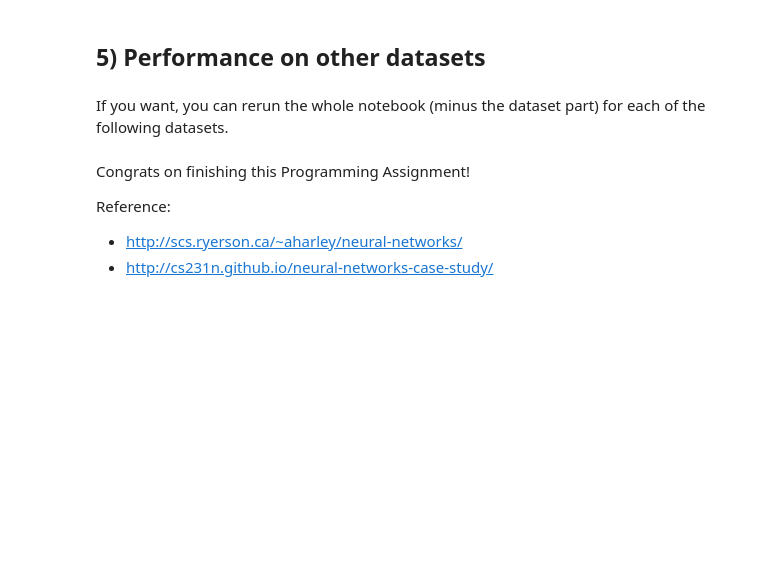
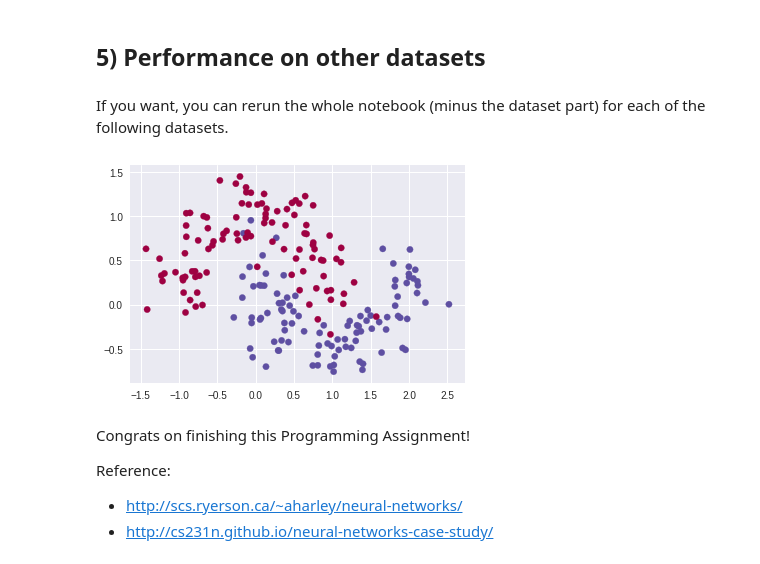
Before and after one commit to Giffy/AI_Coursera-DeepLearningSpecialization, a Jupyter notebook: Course1_Other/Week3_PlanarDataClassificationWithOneHiddenLayerV3_SOLVED.ipynb, the cells around one changed output. Cells and saved outputs as stored; diff of their text form; code cells hidden in the pictures; blank space fills up the shorter version.

```diff
--- a/Course1_Other/Week3_PlanarDataClassificationWithOneHiddenLayerV3_SOLVED.ipynb
+++ b/Course1_Other/Week3_PlanarDataClassificationWithOneHiddenLayerV3_SOLVED.ipynb
@@ -885,25 +1000,27 @@ If you want, you can rerun the whole notebook (minus the dataset part) for each
 # %%
 # Datasets
 noisy_circles, noisy_moons, blobs, gaussian_quantiles, no_structure = load_extra_datasets()
 
 datasets = {"noisy_circles": noisy_circles,
             "noisy_moons": noisy_moons,
             "blobs": blobs,
             "gaussian_quantiles": gaussian_quantiles}
 
 ### START CODE HERE ### (choose your dataset)
 dataset = "noisy_moons"
 ### END CODE HERE ###
 
 X, Y = datasets[dataset]
 X, Y = X.T, Y.reshape(1, Y.shape[0])
 
 # make blobs binary
 if dataset == "blobs":
     Y = Y%2
 
 # Visualize the data
-plt.scatter(X[0, :], X[1, :], c=Y, s=40, cmap=plt.cm.Spectral);
+plt.scatter(X[0, :], X[1, :], c=Y.reshape(200,), s=40, cmap=plt.cm.Spectral);    Course1_Other/W
+# %% [output]
+[figure, added]
 # %% [markdown]
 Congrats on finishing this Programming Assignment!
 
```
Also changed, not shown: parts of 16 cells of this notebook.
